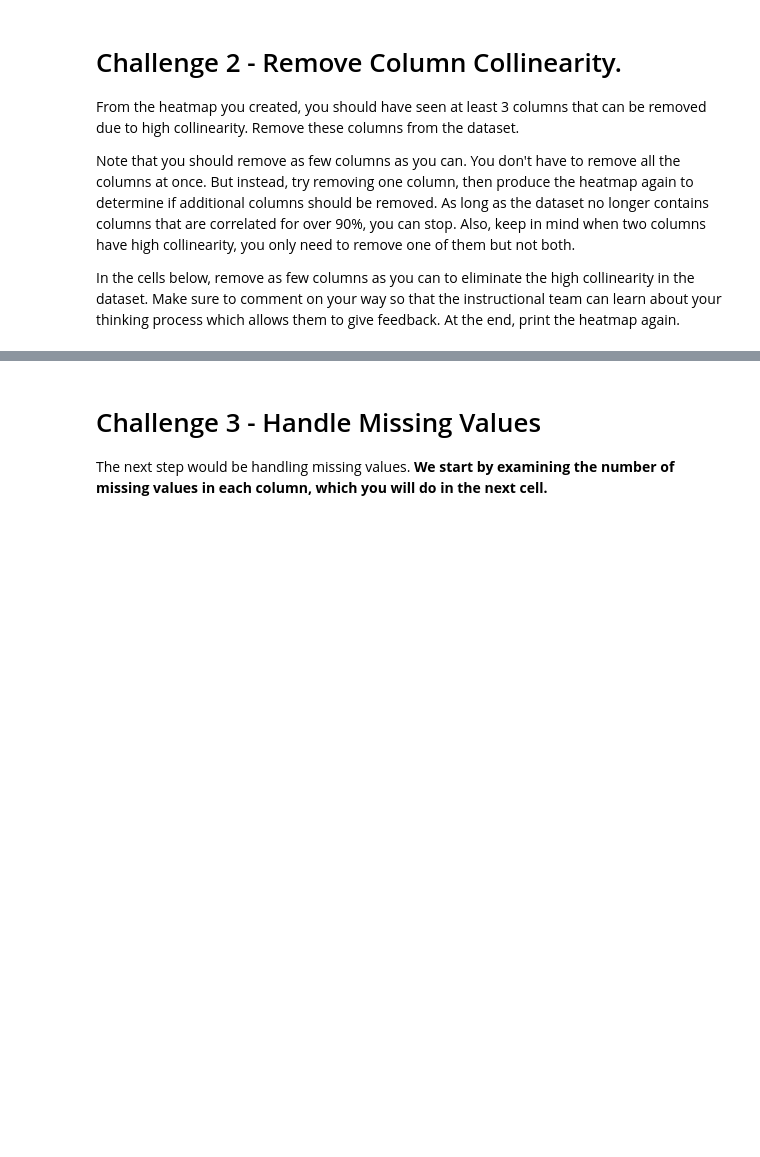
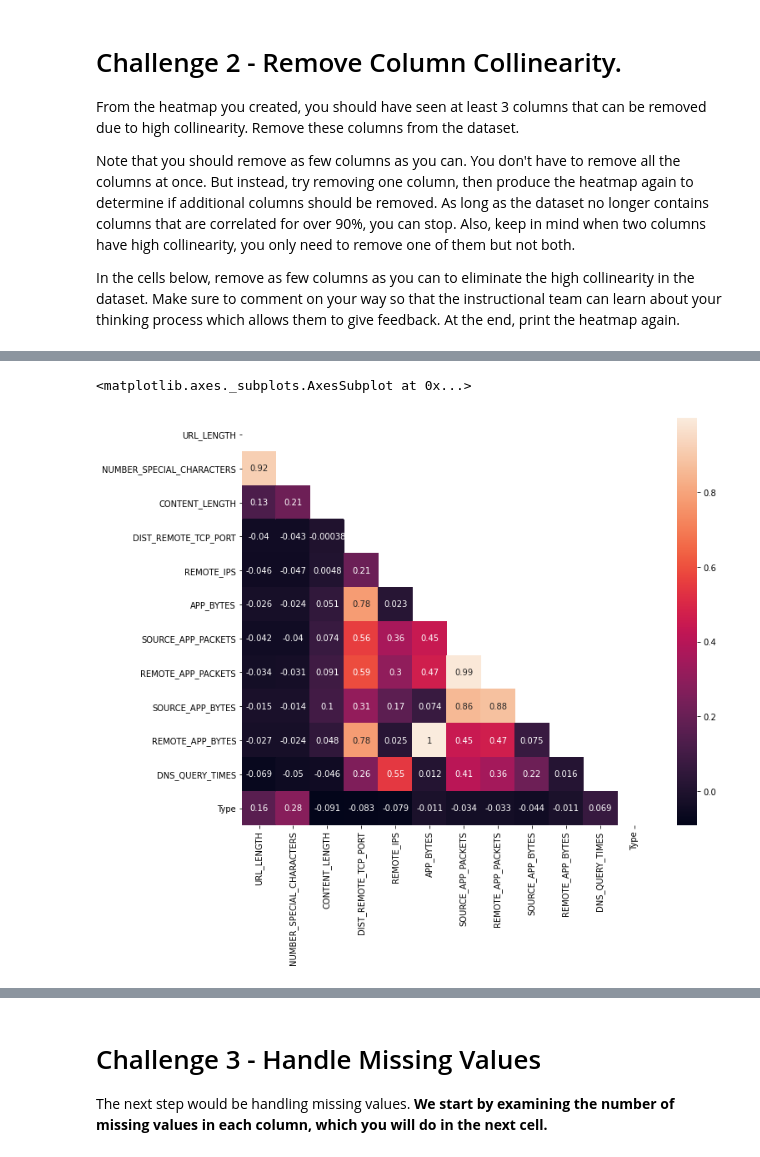
Before and after one commit to ironhack-datalabs/dataV2-labs, a Jupyter notebook: module-3/Supervised-Learning/your-code/main.ipynb, the cells around one changed output, grey strips where cells are left out. Saved outputs shown, nothing was run; the diff lists cells and outputs as text; code cells hidden in the pictures; blank space fills up the shorter version.

```diff
--- a/module-3/Supervised-Learning/your-code/main.ipynb
+++ b/module-3/Supervised-Learning/your-code/main.ipynb
@@ -70,0 +150,17 @@ In the cells below, remove as few columns as you can to eliminate the high colli
+# %%
+#remove 'TCP_CONVERSATION_EXCHANGE' column
+
+websites2 = websites1.drop(['TCP_CONVERSATION_EXCHANGE'], axis=1)
+corr2 = websites2.corr()
+
+#generate a mask for the upper triangle
+mask = np.triu(np.ones_like(corr2, dtype=np.bool))
+
+#set up a matplot figure
+f, ax = plt.subplots(figsize=(11,9))
+
+#draw a heatmap with a mask
+sns.heatmap(corr2, mask=mask, annot=True)
+# %% [output]
+<matplotlib.axes._subplots.AxesSubplot at 0x...>
+[figure, added]
```
Also changed, not shown: parts of 62 cells of this notebook, 1 other file.
